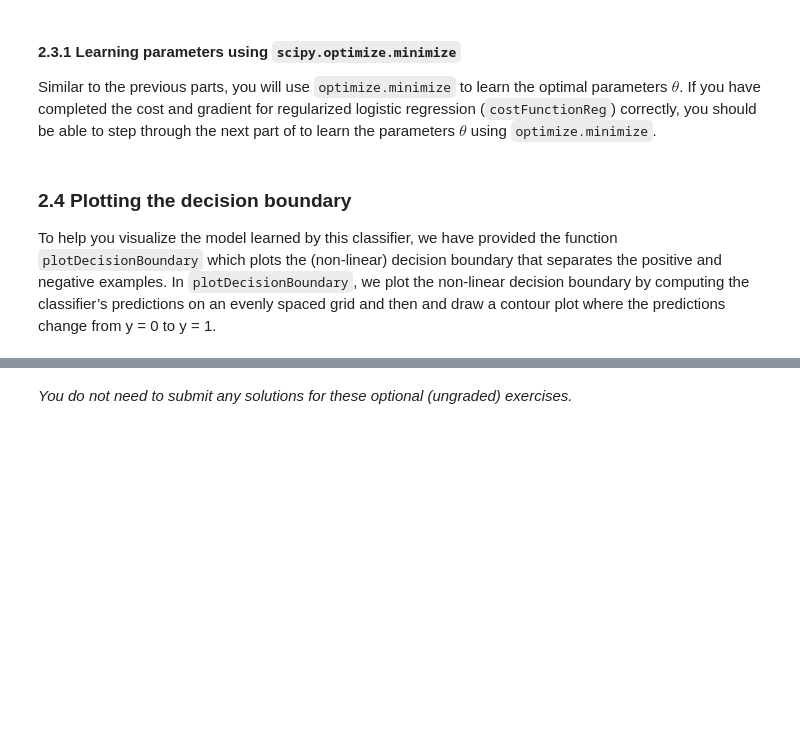
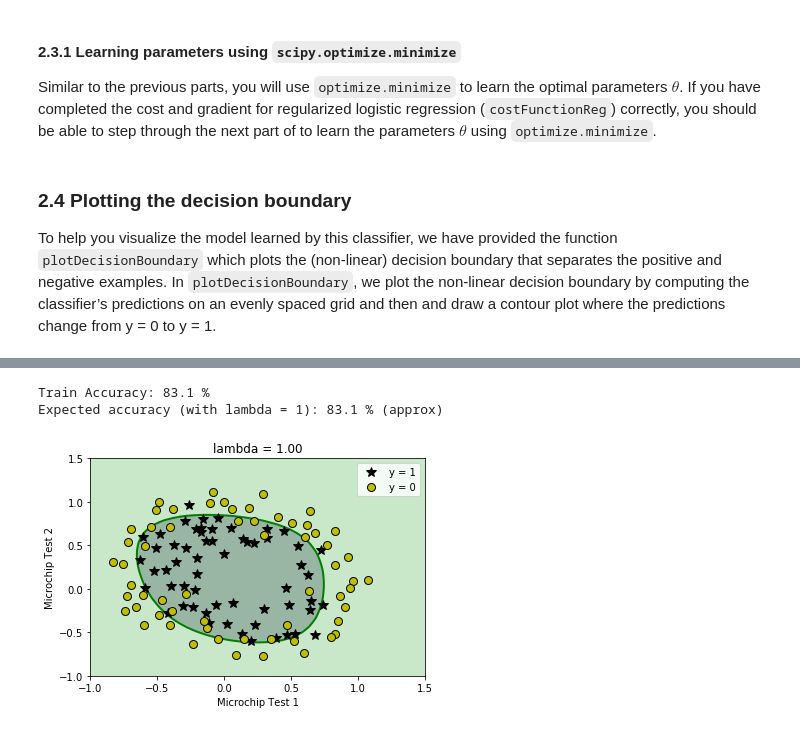
Before and after one commit to matheus-asilva/Coursera-Machine-Learning-With-Python, a Jupyter notebook: Week 3/exercise2.ipynb, the cells around one changed output, grey strips where cells are left out. Saved outputs shown, nothing was run; the diff lists cells and outputs as text; code cells hidden in the pictures; blank space fills up the shorter version.

```diff
--- a/Week 3/exercise2.ipynb
+++ b/Week 3/exercise2.ipynb
@@ -427,7 +427,7 @@ def predict(theta, X):
     logistic regression parameters.You should set p to a vector of 0's and 1's
     """
     # Returns the predictions
-    p = [1 if prob >= 0.5 else 0 for prob in sigmoid(X @ theta.T)]
+    p = np.round(sigmoid(X @ theta.T))
 
     return p
 # %% [markdown]
@@ -569,15 +571,16 @@ def costFunctionReg(theta, X, y, lambda_):
     # Initialize some useful values
     m = y.size  # number of training examples
 
-    # You need to return the following variables correctly
-    J = 0
-    grad = np.zeros(theta.shape)
+    # Computes the cost and the gradient descent
 
-    # ===================== YOUR CODE HERE ======================
+    h = sigmoid(X @ theta.T)
 
+    reg_theta = theta.copy()
+    reg_theta[0] = 0
 
+    J = (1 / m) * np.sum(-y * np.log(h) - (1 - y) * (np.log(1 - h))) + (lambda_ / (2 * m)) * np.sum(np.square(reg_theta))
+    grad = (X.T @ (h - y)) / m + lambda_/m * reg_theta
 
-    # =============================================================
     return J, grad
 # %% [markdown]
 Once you are done with the `costFunctionReg`, we call it below using the initial value of $\theta$ (initialized to all zeros), and also another test case where $\theta$ is all ones.
@@ -660,37 +695,39 @@ With a larger $\lambda$, you should see a plot that shows an simpler decision bo
 # Initialize fitting parameters
 initial_theta = np.zeros(X.shape[1])
 
 # Set regularization parameter lambda to 1 (you should vary this)
 lambda_ = 1
 
 # set options for optimize.minimize
 options= {'maxiter': 100}
 
 res = optimize.minimize(costFunctionReg,
                         initial_theta,
                         (X, y, lambda_),
                         jac=True,
                         method='TNC',
                         options=options)
 
 # the fun property of OptimizeResult object returns
 # the value of costFunction at optimized theta
 cost = res.fun
 
 # the optimized theta is in the x property of the result
 theta = res.x
 
 utils.plotDecisionBoundary(plotData, theta, X, y)
-pyplot.xlabel('Microchip Test 1')
-pyplot.ylabel('Microchip Test 2')
-pyplot.legend(['y = 1', 'y = 0'])
-pyplot.grid(False)
-pyplot.title('lambda = %0.2f' % lambda_)
+plt.xlabel('Microchip Test 1')
+plt.ylabel('Microchip Test 2')
+plt.legend(['y = 1', 'y = 0'])
+plt.grid(False)
+plt.title('lambda = %0.2f' % lambda_)
 
 # Compute accuracy on our training set
 p = predict(theta, X)
 
 print('Train Accuracy: %.1f %%' % (np.mean(p == y) * 100))
 print('Expected accuracy (with lambda = 1): 83.1 % (approx)\n')
+# %% [output]
+Train Accuracy: 83.1 %
+Expected accuracy (with lambda = 1): 83.1 % (approx)
+[figure, added]
-# %% [markdown]
-*You do not need to submit any solutions for these optional (ungraded) exercises.*
```
Also changed, not shown: parts of 3 cells of this notebook.
